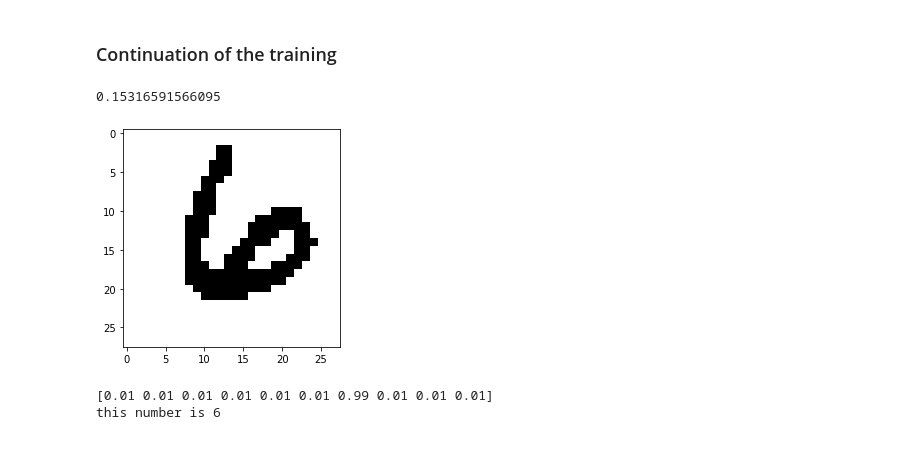
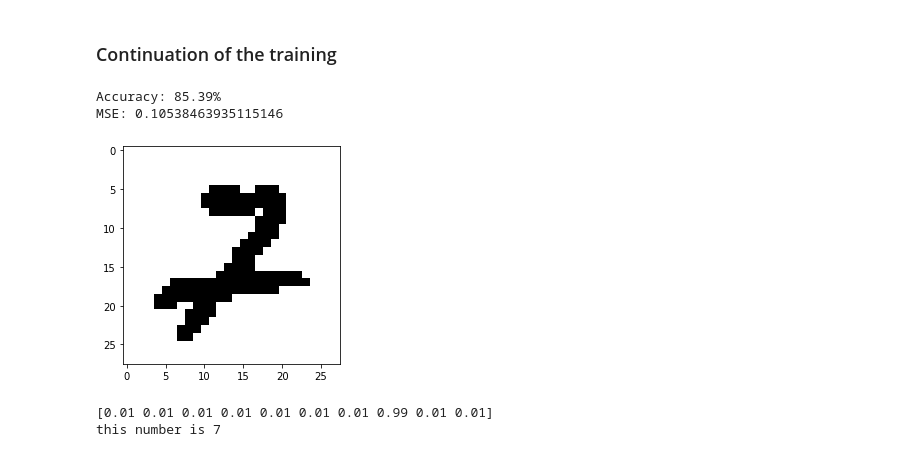
Before and after one commit to Francis-Magallanes/Any, a Jupyter notebook: Neural-Network-Training.ipynb, the cells around one changed output. Cells and saved outputs as stored; diff of their text form; code cells hidden in the pictures.

```diff
--- a/Neural-Network-Training.ipynb
+++ b/Neural-Network-Training.ipynb
@@ -177,9 +216,3 @@ print(np.argmax(y_pred))
 
 #this will load the model from the previous training
 ann = nns.NeuralNetwork()
-# %%
-y_pred = ann.predict(test_data_x)
-mse = np.sum((test_data_y - y_pred) ** 2) / (2 * test_data_y.shape[1])
-print(mse)
-# %% [output]
-0.15316591566095
@@ -186,21 +225,27 @@ print(mse)
+# %%
+accuracy, mse = Calculate_ACC_MSE(ann, test_data_x, test_data_y)
+print(f"Accuracy: {accuracy}% \nMSE: {mse}")
+# %% [output]
+Accuracy: 85.39%
+MSE: 0.10538463935115146
 # %%
 #correct but extremely hard
 #1459, 520
 
-#9009 - wrong output of the neural network
-index = 6325
+#9009,3828,53 - wrong output of the neural network
+index = 9009
 img = test_data_x[:,index]
 
 sample = img.reshape((28,28))
 plt.imshow(sample, cmap = "Greys")
 plt.show()
 
 print(test_data_y[:,index])
 print(f"this number is {np.argmax(test_data_y[:,index])}")
 # %% [output]
-[figure, old version]
+[figure, new version]
-[0.01 0.01 0.01 0.01 0.01 0.01 0.99 0.01 0.01 0.01]
-this number is 6
+[0.01 0.01 0.01 0.01 0.01 0.01 0.01 0.99 0.01 0.01]
+this number is 7
 # %%
 test = np.array([img])
 test = test.T
```
Also changed, not shown: parts of 6 cells of this notebook, 1 other file.
